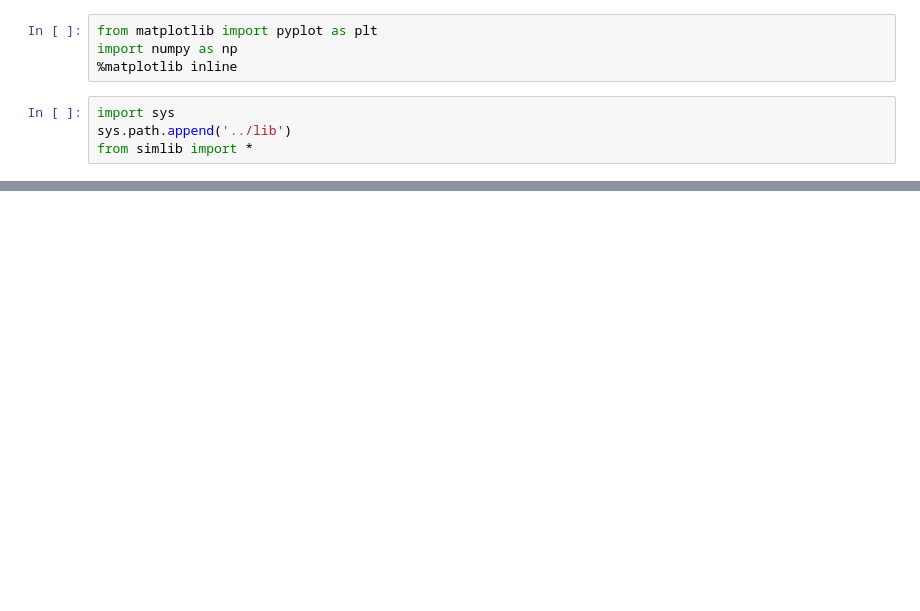
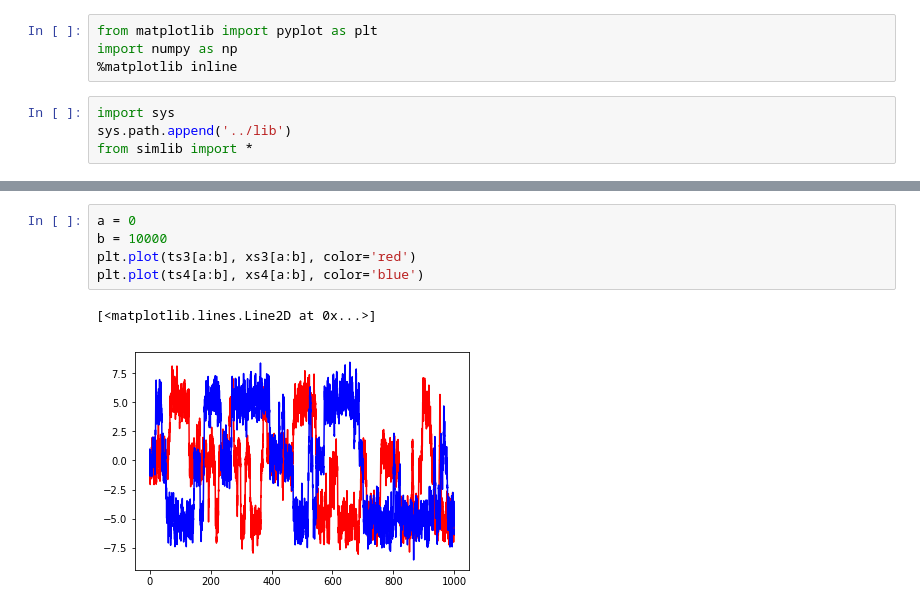
Before and after one commit to pelegs/msm, a Jupyter notebook: simulation/sim_test1.ipynb, the cells around one changed output, grey strips where cells are left out. Cells and saved outputs as stored; diff of their text form; blank space fills up the shorter version.

```diff
--- a/simulation/sim_test1.ipynb
+++ b/simulation/sim_test1.ipynb
@@ -36,0 +52,8 @@ plt.plot(bin_edges[:-1], f(bin_edges[:-1], mu))
+# %%
+a = 0
+b = 10000
+plt.plot(ts3[a:b], xs3[a:b], color='red')
+plt.plot(ts4[a:b], xs4[a:b], color='blue')
+# %% [output]
+[<matplotlib.lines.Line2D at 0x...>]
+[figure, added]
```
Also changed, not shown: parts of 11 cells of this notebook, 1 other file.
